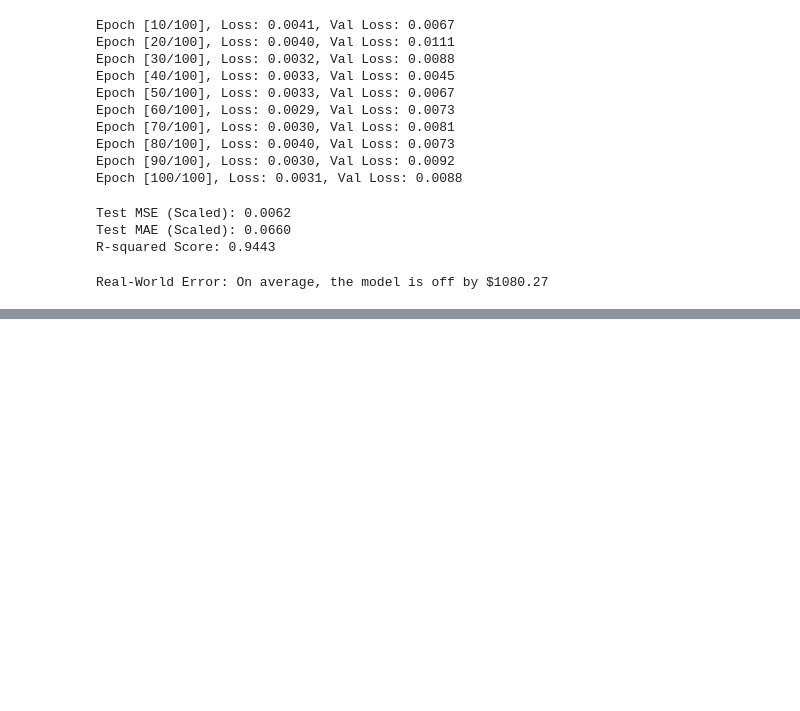
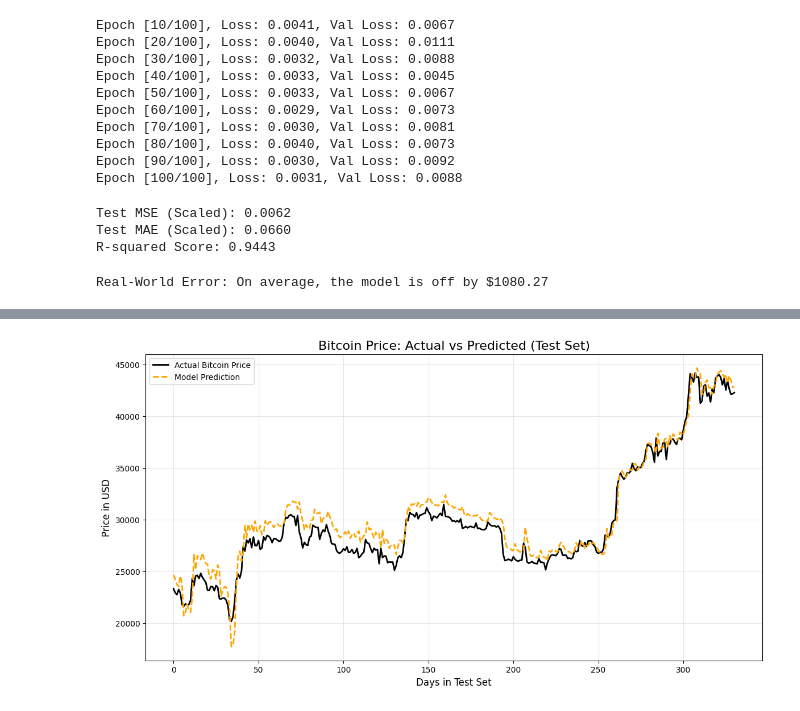
Before and after one commit to archeq/bitcoin-prices, a Jupyter notebook: bitcoin_prices.ipynb, the cells around one changed output, grey strips where cells are left out. Drawn from its saved outputs; the diff is of its cells as text; code cells hidden in the pictures; blank space fills up the shorter version.

```diff
--- a/bitcoin_prices.ipynb
+++ b/bitcoin_prices.ipynb
@@ -211,0 +262,16 @@ Real-World Error: On average, the model is off by $1080.27
+# %%
+plt.figure(figsize=(14, 7))
+
+plt.plot(real_true_prices, label='Actual Bitcoin Price', color='black', linewidth=2)
+
+plt.plot(real_pred_prices, label='Model Prediction', color='orange', linestyle='dashed', linewidth=2)
+
+plt.title('Bitcoin Price: Actual vs Predicted (Test Set)', fontsize=16)
+plt.xlabel('Days in Test Set', fontsize=12)
+plt.ylabel('Price in USD', fontsize=12)
+plt.legend()
+plt.grid(True, alpha=0.3)
+
+plt.show()
+# %% [output]
+[figure, added]
```
Also changed, not shown: parts of 3 cells of this notebook.
